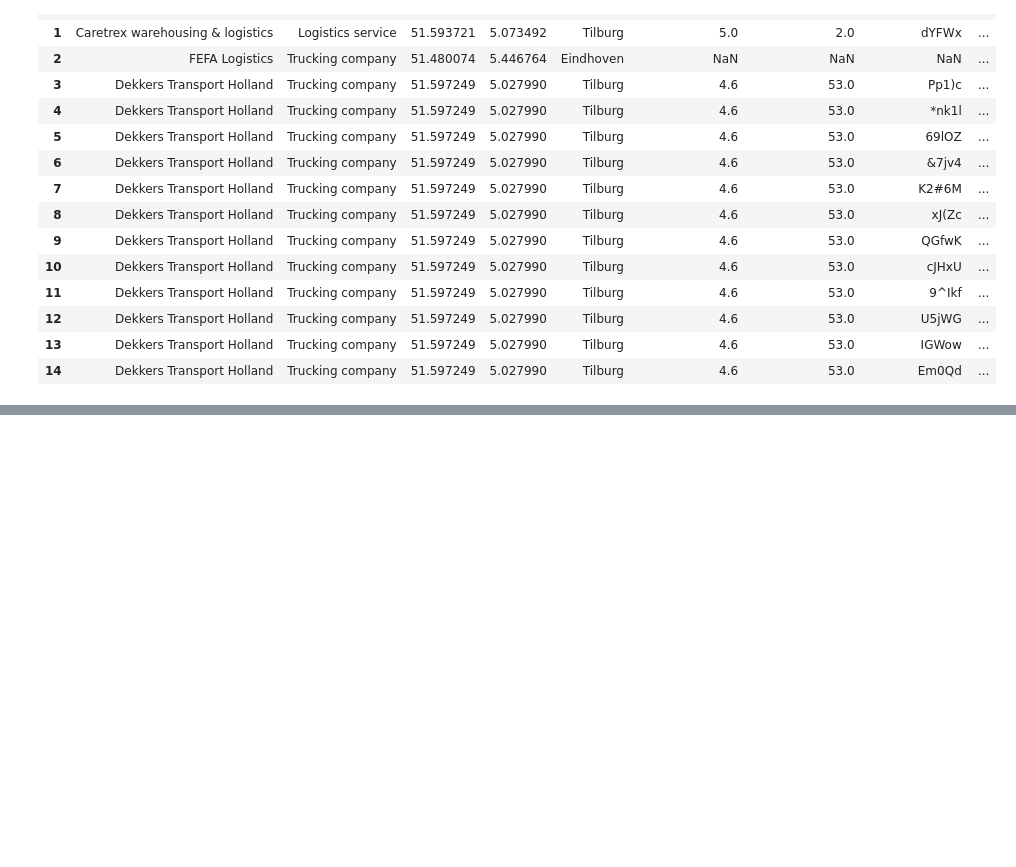
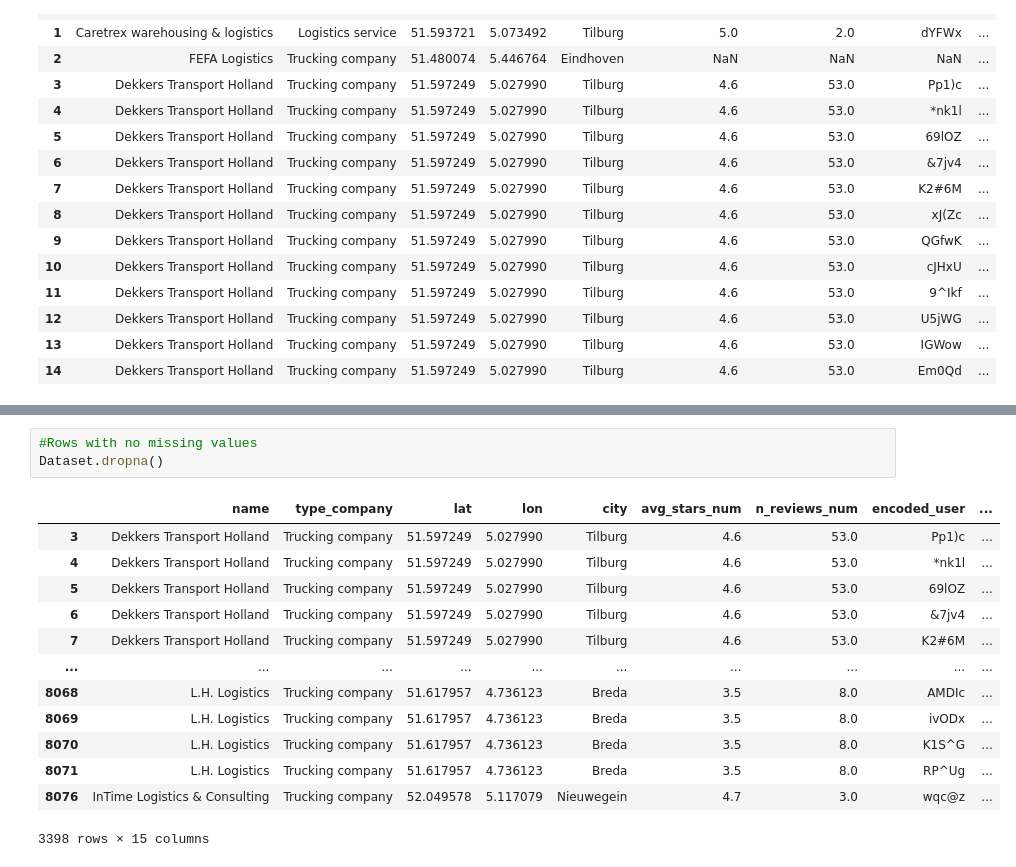
Before and after one commit to GSSaac/TOMlogistics, a Jupyter notebook: cm_WP1_DescriptiveStats.ipynb, the cells around one changed output, grey strips where cells are left out. Drawn from its saved outputs; the diff is of its cells as text; blank space fills up the shorter version.

```diff
--- a/cm_WP1_DescriptiveStats.ipynb
+++ b/cm_WP1_DescriptiveStats.ipynb
@@ -128,0 +225,17 @@ array(['010 Logistics', 'EA logistics & moving'], dtype=object)
+# %%
+#Rows with no missing values
+Dataset.dropna()
+# %% [output]
+|  | name | type_company | lat | lon | city | avg_stars_num | n_reviews_num | encoded_user | ... |
+| 3 | Dekkers Transport Holland | Trucking company | 51.597249 | 5.027990 | Tilburg | 4.6 | 53.0 | Pp1)c | ... |
+| 4 | Dekkers Transport Holland | Trucking company | 51.597249 | 5.027990 | Tilburg | 4.6 | 53.0 | *nk1l | ... |
+| 5 | Dekkers Transport Holland | Trucking company | 51.597249 | 5.027990 | Tilburg | 4.6 | 53.0 | 69lOZ | ... |
+| 6 | Dekkers Transport Holland | Trucking company | 51.597249 | 5.027990 | Tilburg | 4.6 | 53.0 | &7jv4 | ... |
+| 7 | Dekkers Transport Holland | Trucking company | 51.597249 | 5.027990 | Tilburg | 4.6 | 53.0 | K2#6M | ... |
+| ... | ... | ... | ... | ... | ... | ... | ... | ... | ... |
+| 8068 | L.H. Logistics | Trucking company | 51.617957 | 4.736123 | Breda | 3.5 | 8.0 | AMDIc | ... |
+| 8069 | L.H. Logistics | Trucking company | 51.617957 | 4.736123 | Breda | 3.5 | 8.0 | ivODx | ... |
+| 8070 | L.H. Logistics | Trucking company | 51.617957 | 4.736123 | Breda | 3.5 | 8.0 | K1S^G | ... |
+| 8071 | L.H. Logistics | Trucking company | 51.617957 | 4.736123 | Breda | 3.5 | 8.0 | RP^Ug | ... |
+| 8076 | InTime Logistics & Consulting | Trucking company | 52.049578 | 5.117079 | Nieuwegein | 4.7 | 3.0 | wqc@z | ... |
+3398 rows × 15 columns
```
Also changed, not shown: parts of 18 cells of this notebook, 1 other file.
